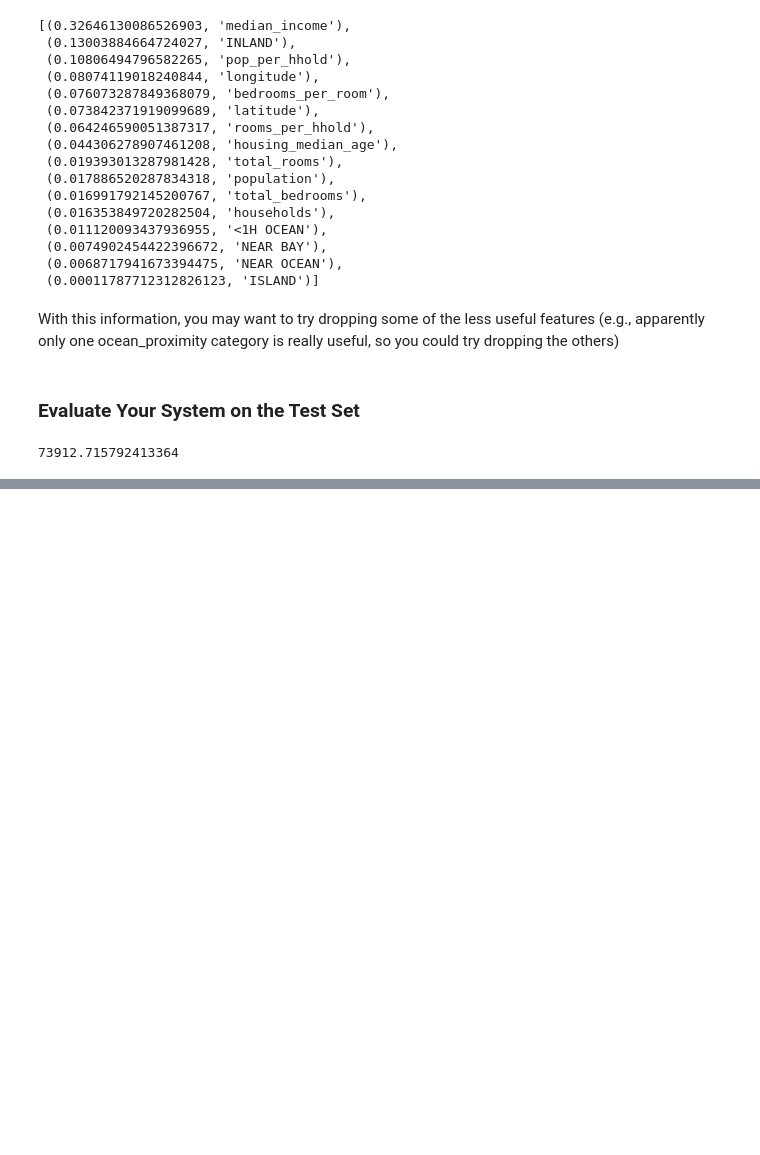
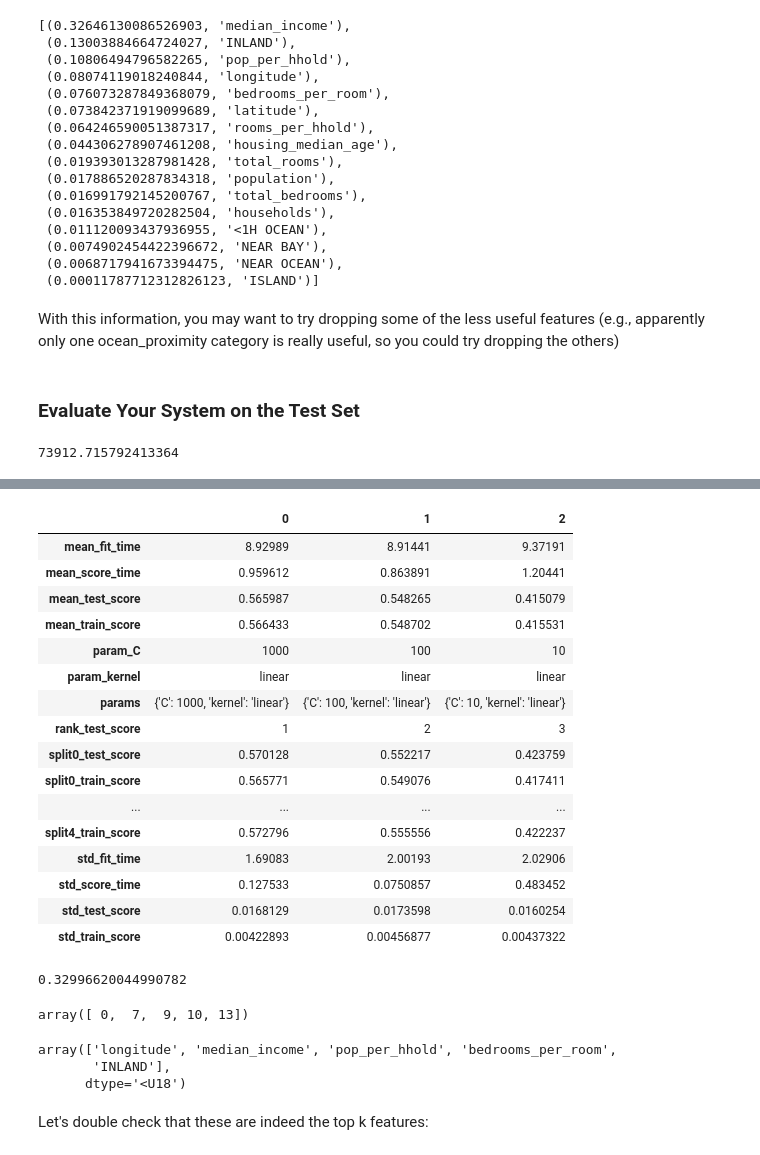
Before and after one commit to ozlerhakan/deep-learning-notes, a Jupyter notebook: Hands-On Machine Learning with Scikit-Learn and TensorFlow/2-end-to-end-machine-learning-project.ipynb, the cells around one changed output, grey strips where cells are left out. Saved outputs shown, nothing was run; the diff lists cells and outputs as text; code cells hidden in the pictures; blank space fills up the shorter version.

```diff
--- a/Hands-On Machine Learning with Scikit-Learn and TensorFlow/2-end-to-end-machine-learning-project.ipynb
+++ b/Hands-On Machine Learning with Scikit-Learn and TensorFlow/2-end-to-end-machine-learning-project.ipynb
@@ -907,0 +1050,18 @@ from sklearn.svm import SVR
+# %%
+from scipy.stats import expon, reciprocal
+
+# see https://docs.scipy.org/doc/scipy/reference/stats.html
+# for `expon()` and `reciprocal()` documentation and more probability distribution functions.
+
+# Note: gamma is ignored when kernel is "linear"
+param_distribs = {
+        'kernel': ['linear', 'rbf'],
+        'C': reciprocal(20, 200000), # A reciprocal continuous random variable.
+        'gamma': expon(scale=1.0), # An exponential continuous random variable.
+    }
+
+svm_reg = SVR()
+rnd_search = RandomizedSearchCV(svm_reg, param_distributions=param_distribs,
+                                n_iter=50, cv=5, scoring='neg_mean_squared_error',
+                                verbose=2, n_jobs=4, random_state=42)
+rnd_search.fit(housing_prepared, housing_labels)
@@ -907,0 +1114,7 @@ from sklearn.svm import SVR
+# %%
+sb = SelectKBest(k=4)
+
+model_fit = sb.fit(housing_prepared, housing_labels)
+# %%
+housing_prepared_best = model_fit.transform(housing_prepared)
+housing_prepared_best
@@ -907,0 +1126,2 @@ from sklearn.svm import SVR
+# %%
+grid__svr_search_2.fit(housing_prepared_best, housing_labels)
@@ -907,0 +1136,29 @@ from sklearn.svm import SVR
+# %%
+results = pd.DataFrame(grid__svr_search_2.cv_results_)
+results.T
+# %% [output]
+|  | 0 | 1 | 2 |
+| mean_fit_time | 8.92989 | 8.91441 | 9.37191 |
+| mean_score_time | 0.959612 | 0.863891 | 1.20441 |
+| mean_test_score | 0.565987 | 0.548265 | 0.415079 |
+| mean_train_score | 0.566433 | 0.548702 | 0.415531 |
+| param_C | 1000 | 100 | 10 |
+| param_kernel | linear | linear | linear |
+| params | {'C': 1000, 'kernel': 'linear'} | {'C': 100, 'kernel': 'linear'} | {'C': 10, 'kernel': 'linear'} |
+| rank_test_score | 1 | 2 | 3 |
+| split0_test_score | 0.570128 | 0.552217 | 0.423759 |
+| split0_train_score | 0.565771 | 0.549076 | 0.417411 |
+| ... | ... | ... | ... |
+| split4_train_score | 0.572796 | 0.555556 | 0.422237 |
+| std_fit_time | 1.69083 | 2.00193 | 2.02906 |
+| std_score_time | 0.127533 | 0.0750857 | 0.483452 |
+| std_test_score | 0.0168129 | 0.0173598 | 0.0160254 |
+| std_train_score | 0.00422893 | 0.00456877 | 0.00437322 |
+# %%
+final_svr_model_3 = grid__svr_search_2.best_estimator_
+
+X_test_prepared_k_best = model_fit.transform(X_test_prepared)
+
+final_svr_model_3.score(X_test_prepared_k_best, y_test)
+# %% [output]
+0.32996620044990782
@@ -907,0 +1180,13 @@ from sklearn.svm import SVR
+# %%
+top_k_feature_indices = indices_of_top_k(feature_importances, k=5)
+top_k_feature_indices
+# %% [output]
+array([ 0,  7,  9, 10, 13])
+# %%
+np.array(attributes)[top_k_feature_indices]
+# %% [output]
+array(['longitude', 'median_income', 'pop_per_hhold', 'bedrooms_per_room',
+       'INLAND'],
+      dtype='<U18')
+# %% [markdown]
+Let's double check that these are indeed the top k features:
```
Also changed, not shown: parts of 47 cells of this notebook.
